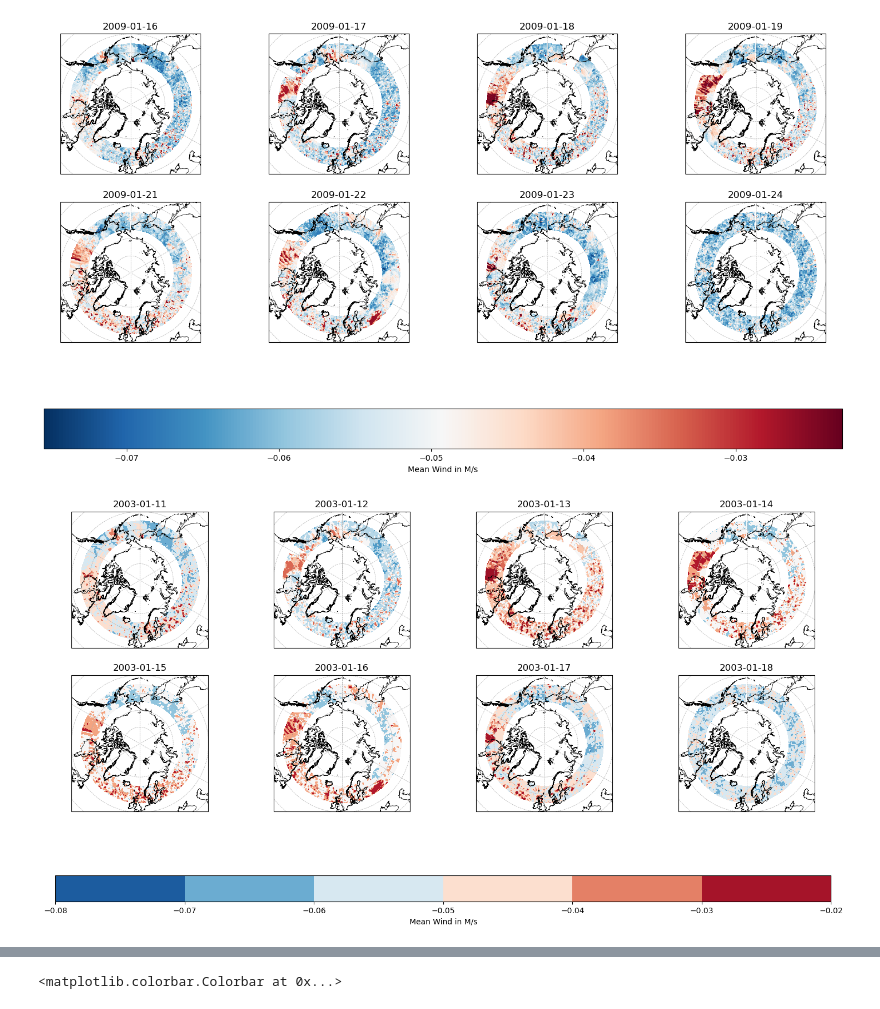
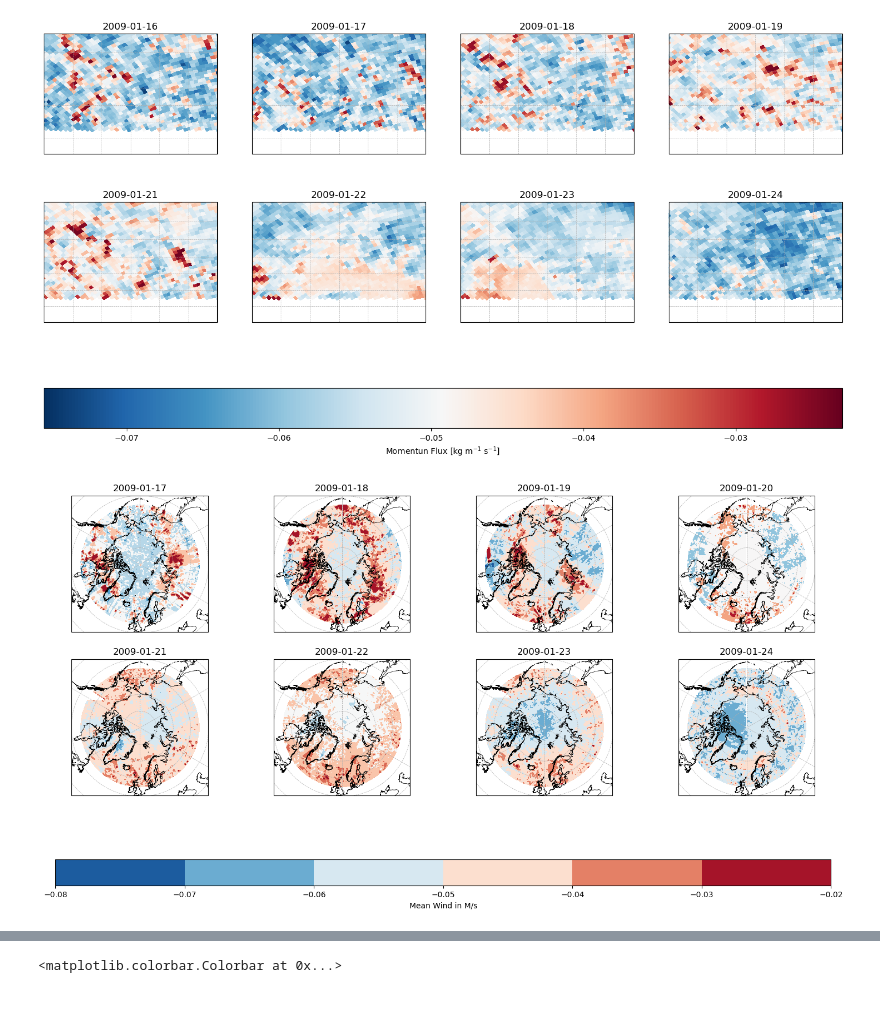
Before and after one commit to jonyjesus18/final-year-proj, a Jupyter notebook: data_plotting_cartopy.ipynb, the cells around one changed output, grey strips where cells are left out. Saved outputs shown, nothing was run; the diff lists cells and outputs as text; code cells hidden in the pictures.

```diff
--- a/data_plotting_cartopy.ipynb
+++ b/data_plotting_cartopy.ipynb
@@ -37,0 +44,33 @@ plt.show()
+# %%
+import matplotlib.pyplot as plt
+import numpy as np
+import cartopy.crs as ccrs
+import cartopy.feature as cfeature
+import cartopy.io.img_tiles as cimgt
+
+# Load data
+data = np.load('processed_airs_sftp/40_km_grid/mfx/2002-08-31_mfx.npz')['arr_0']
+grid = map_grid(grid_size='40', source='airs')
+wizard = data_wizard()
+stamen_terrain = cimgt.Stamen('terrain-background')
+
+
+# Set up figure and projection
+fig = plt.figure(figsize=(10, 8))
+ax = plt.axes(projection=ccrs.NorthPolarStereo())
+ax.set_extent([50, 70, 50, 70], crs=ccrs.PlateCarree())
+
+# Add background image of terrain/altitude contours
+raster = cfeature.NaturalEarthFeature('physical', 'land', '10m', edgecolor='face', facecolor=cfeature.COLORS['land'])
+ax.add_feature(raster, alpha=0.5)
+
+# Add coastline and gridlines
+ax.coastlines(resolution='10m', linewidth=0.5)
+ax.gridlines(linewidth=0.5, linestyle='--')
+
+# Add data layer
+plt.pcolormesh(grid.nh_lon, grid.nh_lat, data, cmap='RdBu_r', shading='auto', transform=ccrs.PlateCarree())
+plt.colorbar(label='Mean Wind in M/s')
+plt.title(f'Mean wind at 10hpa')
+
+plt.show()
@@ -79,43 +120,43 @@ grid = map_grid(grid_size='40', source='airs')
 wizard = data_wizard()
 
 # Create figure with two subplots
-fig, axs = plt.subplots(2, 4, figsize=(18, 10), subplot_kw={'projection': ccrs.NorthPolarStereo()})
+fig, axs = plt.subplots(2, 4, figsize=(18, 10), subplot_kw={'projection': ccrs.Miller()})
 
 # Flatten the 2D array of subplots into a 1D array
 axs = axs.ravel()
 
 data_i = 1
 # Loop over subplots and plot data
 for i, ax in enumerate(axs):
     # Set extent for subplot
-    ax.set_extent([-180, 180, 50, 90], crs=ccrs.PlateCarree())
+    ax.set_extent([45, 75, 52, 66], crs=ccrs.PlateCarree())
 
     # Plot data
     ax.coastlines(resolution='10m', linewidth=0.5)
     ax.gridlines(linewidth=0.5, linestyle='--')
     ax.pcolormesh(grid.nh_lon, grid.nh_lat, data_dict[f'data_{data_i}'], cmap='RdBu_r', shading='auto', transform=ccrs.PlateCarree())
     ax.set_title(dates[data_i-1])
     # Increment i
     data_i += 1
 
 # Add a colorbar to the figure and put it to the right side of the subplots
 
 cbar = fig.colorbar(axs[-1].pcolormesh(grid.nh_lon,grid.nh_lat,data,
 cmap='RdBu_r',
 shading='auto',
 transform=ccrs.PlateCarree()),
 ax=axs.tolist(),
 location='bottom')
 
-cbar.set_label('Mean Wind in M/s')
+cbar.set_label('Momentun Flux [kg m$^{-1}$ s$^{-1}$]')
 
 # # Adjust spacing between subplots
 
 
 # Show the plot
 plt.show()
 # %% [output]
-[figure, old version]
+[figure, new version]
 # %%
 # =================================================================================================
 # Plot on contous (absolute momentum flux)
@@ -129,16 +170,18 @@ import cartopy.crs as ccrs
 # Load data and create grid
 # Load data and create grid
 
-dates = ["2003-01-11","2003-01-12","2003-01-13","2003-01-14","2003-01-15","2003-01-16","2003-01-17","2003-01-18"]
+dates = ["2009-01-17","2009-01-18","2009-01-19","2009-01-20","2009-01-21","2009-01-22","2009-01-23","2009-01-24"]
 
-data_1 = np.load('processed_airs_sftp/40_km_grid/mfx/2003-01-11_mfx.npz')['arr_0']
-data_2 = np.load('processed_airs_sftp/40_km_grid/mfx/2003-01-12_mfx.npz')['arr_0']
-data_3 = np.load('processed_airs_sftp/40_km_grid/mfx/2003-01-13_mfx.npz')['arr_0']
-data_4 = np.load('processed_airs_sftp/40_km_grid/mfx/2003-01-14_mfx.npz')['arr_0']
-data_5 = np.load('processed_airs_sftp/40_km_grid/mfx/2003-01-15_mfx.npz')['arr_0']
-data_6 = np.load('processed_airs_sftp/40_km_grid/mfx/2003-01-16_mfx.npz')['arr_0']
-data_7 = np.load('processed_airs_sftp/40_km_grid/mfx/2003-01-17_mfx.npz')['arr_0']
-data_8 = np.load('processed_airs_sftp/40_km_grid/mfx/2003-01-18_mfx.npz')['arr_0']
+data_type = 'mfx'
+
+data_1 = np.load(f'processed_airs_sftp/40_km_grid/{data_type}/{dates[0]}_{data_type}.npz')['arr_0']
+data_2 = np.load(f'processed_airs_sftp/40_km_grid/{data_type}/{dates[1]}_{data_type}.npz')['arr_0']
+data_3 = np.load(f'processed_airs_sftp/40_km_grid/{data_type}/{dates[2]}_{data_type}.npz')['arr_0']
+data_4 = np.load(f'processed_airs_sftp/40_km_grid/{data_type}/{dates[3]}_{data_type}.npz')['arr_0']
+data_5 = np.load(f'processed_airs_sftp/40_km_grid/{data_type}/{dates[4]}_{data_type}.npz')['arr_0']
+data_6 = np.load(f'processed_airs_sftp/40_km_grid/{data_type}/{dates[5]}_{data_type}.npz')['arr_0']
+data_7 = np.load(f'processed_airs_sftp/40_km_grid/{data_type}/{dates[6]}_{data_type}.npz')['arr_0']
+data_8 = np.load(f'processed_airs_sftp/40_km_grid/{data_type}/{dates[7]}_{data_type}.npz')['arr_0']
 
 data_dict = {'data_1': data_1,
             'data_2': data_2,
@@ -182,4 +225,4 @@ cbar.set_label('Mean Wind in M/s')
 # Show the plot
 plt.show()
 # %% [output]
-[figure, old version]
+[figure, new version]
```
Also changed, not shown: parts of 4 cells of this notebook, 6 other files.
